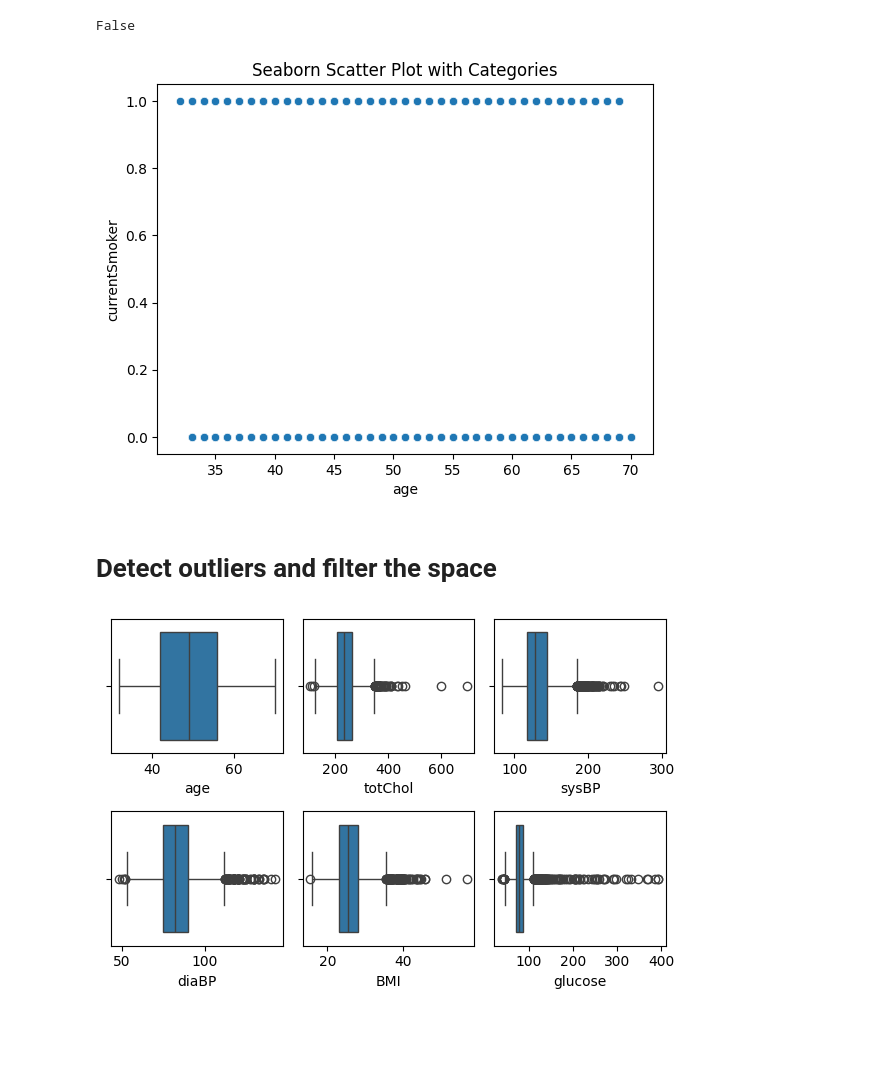
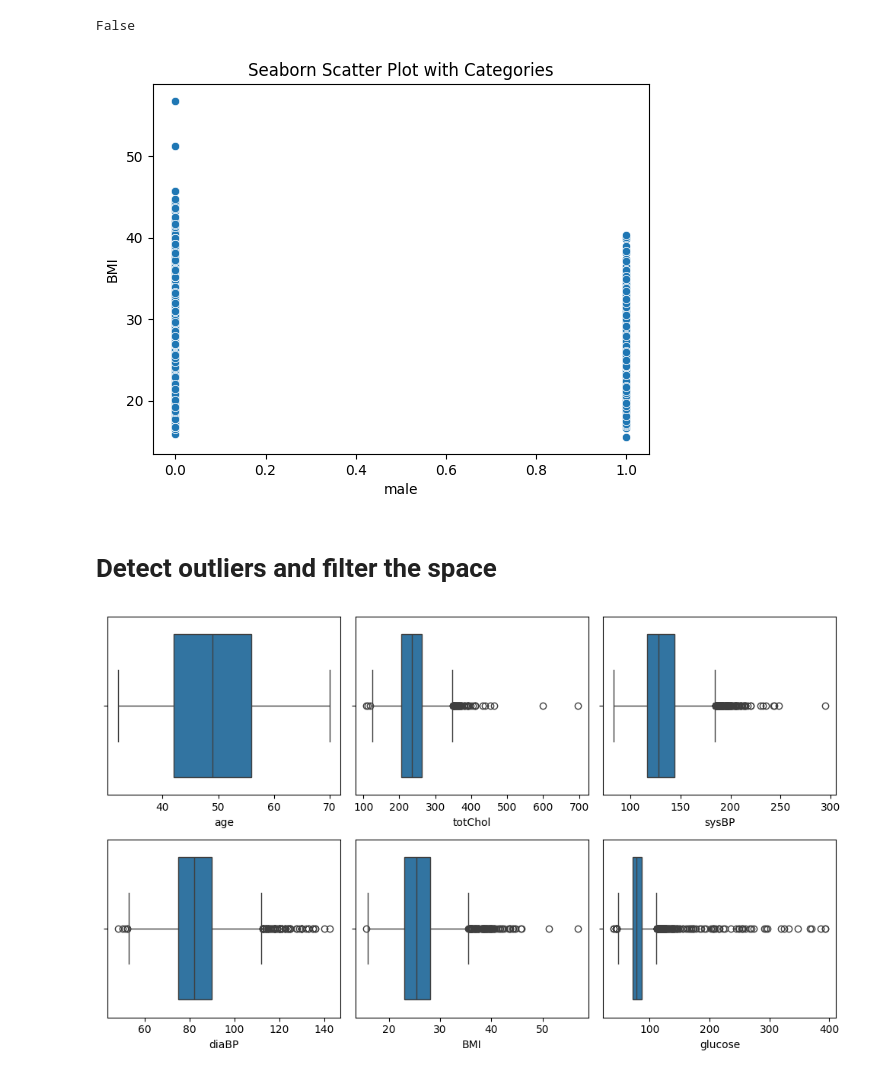
Before and after one commit to TarMatt/Coronary_disease, a Jupyter notebook: uni_project.ipynb, the cells around one changed output. Saved outputs shown, nothing was run; the diff lists cells and outputs as text; code cells hidden in the pictures; blank space fills up the shorter version.

```diff
--- a/uni_project.ipynb
+++ b/uni_project.ipynb
@@ -45,30 +45,30 @@ False
 import seaborn as sns
 
 # Scatter plot with hue
-sns.scatterplot(data=dataframe, x='age', y='currentSmoker')
+sns.scatterplot(data=dataframe, x='male', y='BMI')
 
 plt.title('Seaborn Scatter Plot with Categories')
 plt.show()
 # %% [output]
-[figure, old version]
+[figure, new version]
 # %% [markdown]
 # Detect outliers and filter the space
 # %%
 # Create subplots (2 rows, 2 columns)
-fig, axes = plt.subplots(2, 3, figsize=(6, 4))  # Adjust size for better spacing
+fig, axes = plt.subplots(2, 3, figsize=(10, 6))  # Adjust size for better spacing
 
 # Flatten the 2D array of axes to make indexing easier
 axes = axes.flatten()
 features = continuous_data.columns
 # Plot a box plot for each feature
 for i, feature in enumerate(features):
     sns.boxplot(x=continuous_data[feature], ax=axes[i])
     axes[i].set_xlabel(feature)
 
 # Adjust layout to avoid overlap
 plt.tight_layout()
 
 # Show the plot
 plt.show()
 # %% [output]
-[figure, old version]
+[figure, new version]
```
Also changed, not shown: parts of 13 cells of this notebook.
